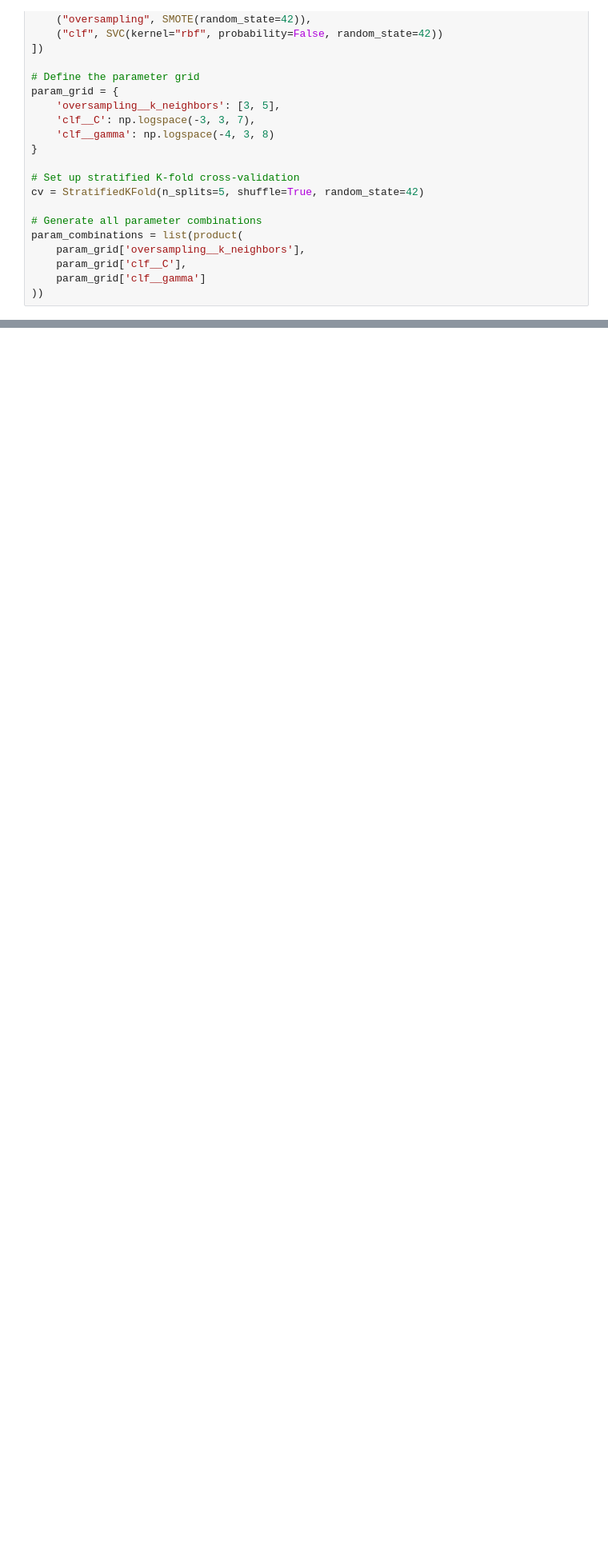
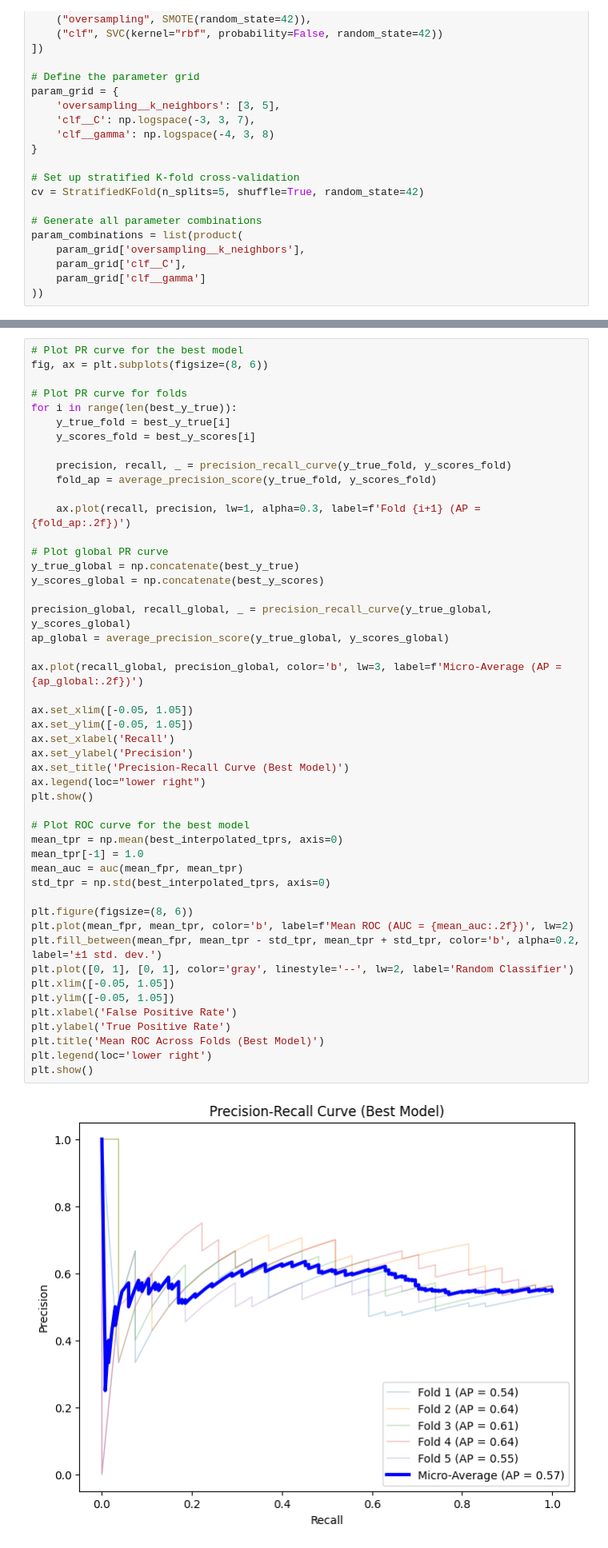
Before and after one commit to armankhoshnevis/Anxiety_Detection, a Jupyter notebook: SVC_Pipeline_Preliminary.ipynb, the cells around one changed output, grey strips where cells are left out. Shown at 80% size. Cells and saved outputs as stored; diff of their text form; blank space fills up the shorter version.

Commit message:
Update plotting PR curve

```diff
--- a/SVC_Pipeline_Preliminary.ipynb
+++ b/SVC_Pipeline_Preliminary.ipynb
@@ -247,0 +214,50 @@ plt.show()
+# %%
+# Plot PR curve for the best model
+fig, ax = plt.subplots(figsize=(8, 6))
+
+# Plot PR curve for folds
+for i in range(len(best_y_true)):
+    y_true_fold = best_y_true[i]
+    y_scores_fold = best_y_scores[i]
+
+    precision, recall, _ = precision_recall_curve(y_true_fold, y_scores_fold)
+    fold_ap = average_precision_score(y_true_fold, y_scores_fold)
+
+    ax.plot(recall, precision, lw=1, alpha=0.3, label=f'Fold {i+1} (AP = {fold_ap:.2f})')
+
+# Plot global PR curve
+y_true_global = np.concatenate(best_y_true)
+y_scores_global = np.concatenate(best_y_scores)
+
+precision_global, recall_global, _ = precision_recall_curve(y_true_global, y_scores_global)
+ap_global = average_precision_score(y_true_global, y_scores_global)
+
+ax.plot(recall_global, precision_global, color='b', lw=3, label=f'Micro-Average (AP = {ap_global:.2f})')
+
+ax.set_xlim([-0.05, 1.05])
+ax.set_ylim([-0.05, 1.05])
+ax.set_xlabel('Recall')
+ax.set_ylabel('Precision')
+ax.set_title('Precision-Recall Curve (Best Model)')
+ax.legend(loc="lower right")
+plt.show()
+
+# Plot ROC curve for the best model
+mean_tpr = np.mean(best_interpolated_tprs, axis=0)
+mean_tpr[-1] = 1.0
+mean_auc = auc(mean_fpr, mean_tpr)
+std_tpr = np.std(best_interpolated_tprs, axis=0)
+
+plt.figure(figsize=(8, 6))
+plt.plot(mean_fpr, mean_tpr, color='b', label=f'Mean ROC (AUC = {mean_auc:.2f})', lw=2)
+plt.fill_between(mean_fpr, mean_tpr - std_tpr, mean_tpr + std_tpr, color='b', alpha=0.2, label='±1 std. dev.')
+plt.plot([0, 1], [0, 1], color='gray', linestyle='--', lw=2, label='Random Classifier')
+plt.xlim([-0.05, 1.05])
+plt.ylim([-0.05, 1.05])
+plt.xlabel('False Positive Rate')
+plt.ylabel('True Positive Rate')
+plt.title('Mean ROC Across Folds (Best Model)')
+plt.legend(loc='lower right')
+plt.show()
+# %% [output]
+[figure, added]
```
Also changed, not shown: parts of 3 cells of this notebook, 1 other file.
